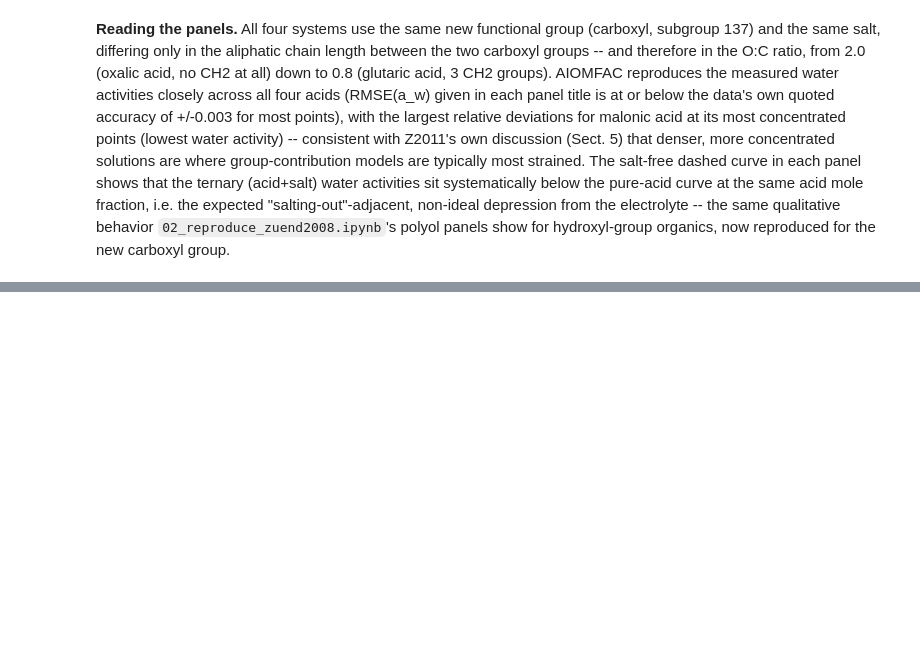
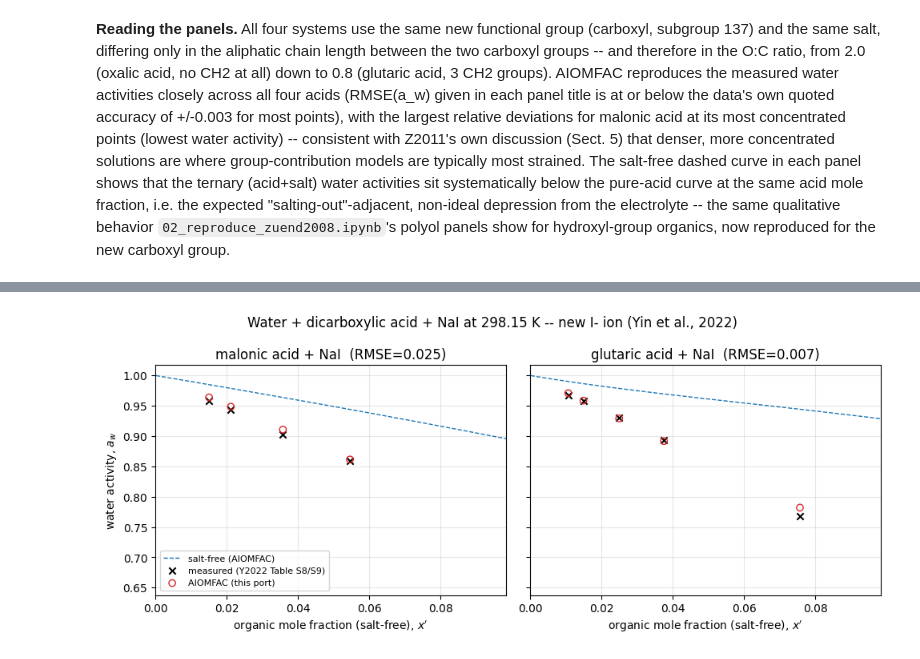
Before and after one commit to SeoulTechPSE/aiomfac-python, a Jupyter notebook: notebooks/04_zuend2011_new_functional_groups.ipynb, the cells around one changed output, grey strips where cells are left out. Saved outputs shown, nothing was run; the diff lists cells and outputs as text; code cells hidden in the pictures; blank space fills up the shorter version.

```diff
--- a/notebooks/04_zuend2011_new_functional_groups.ipynb
+++ b/notebooks/04_zuend2011_new_functional_groups.ipynb
@@ -185,0 +270,57 @@ show for hydroxyl-group organics, now reproduced for the new carboxyl group.
+# %%
+nai = Component(6, "NaI", ((202, 1), (244, 1)))
+
+# Y2022 Supplement Tables S8 (1:1 OIR subset) and S9: bulk water activity of water (1) + diacid (2) + NaI (3)
+# at T = 298.15 K, OIR 1:1. Columns: mf(acid), mf(NaI), a_w (measured).
+nai_data = {
+    "malonic acid": np.array([
+        [0.3000, 0.3000, 0.655], [0.2000, 0.2000, 0.859], [0.1500, 0.1500, 0.903],
+        [0.1000, 0.1000, 0.944], [0.0750, 0.0750, 0.958],
+    ]),
+    "glutaric acid": np.array([
+        [0.2727, 0.2727, 0.768], [0.1818, 0.1818, 0.894], [0.1364, 0.1364, 0.931],
+        [0.0909, 0.0909, 0.958], [0.0682, 0.0682, 0.967],
+    ]),
+}
+
+fig, axes = plt.subplots(1, 2, figsize=(10, 4.2), sharex=True, sharey=True)
+
+for ax, name in zip(axes, nai_data):
+    acid = Component(2, name, diacids[name])
+    model = ActivityModel([water, acid, nai])
+    model_sf = ActivityModel([water, acid])
+
+    f_grid = np.linspace(0.001, 0.6, 40)
+    xp_sf, aw_sf = [], []
+    for f in f_grid:
+        res = model_sf.evaluate([1 - f, f], 298.15, basis="mass")
+        n_w, n_org = res.xn[0], res.xn[1]
+        xp_sf.append(n_org / (n_org + n_w)); aw_sf.append(res.activity[0])
+    ax.plot(xp_sf, aw_sf, "--", color="C0", lw=1, label="salt-free (AIOMFAC)")
+
+    data = nai_data[name]
+    xp_list, aw_model = [], []
+    for w_org, w_salt, aw_meas in data:
+        w_w = 1 - w_org - w_salt
+        res = model.evaluate([w_w, w_org, w_salt], 298.15, basis="mass")
+        n_w, n_org = res.xn[0], res.xn[1]
+        xp_list.append(n_org / (n_org + n_w))
+        aw_model.append(res.activity[0])
+    xp_arr = np.array(xp_list)
+    rmse = np.sqrt(np.mean((np.array(aw_model) - data[:, 2]) ** 2))
+
+    ax.scatter(xp_arr, data[:, 2], marker="x", color="k", zorder=5, label="measured (Y2022 Table S8/S9)")
+    ax.scatter(xp_arr, aw_model, marker="o", facecolors="none", edgecolors="C3", zorder=5,
+               label="AIOMFAC (this port)")
+    ax.set_xlim(0, min(1.0, xp_arr.max() * 1.3))
+    ax.set_xlabel("organic mole fraction (salt-free), $x'$")
+    ax.set_title(f"{name} + NaI  (RMSE={rmse:.3f})")
+    ax.grid(alpha=0.3)
+
+axes[0].set_ylabel(r"water activity, $a_w$")
+axes[0].legend(fontsize=8, loc="lower left")
+fig.suptitle("Water + dicarboxylic acid + NaI at 298.15 K -- new I- ion (Yin et al., 2022)")
+fig.tight_layout()
+plt.show()
+# %% [output]
+[figure, added]
```
Also changed, not shown: parts of 6 cells of this notebook, 3 other files.
